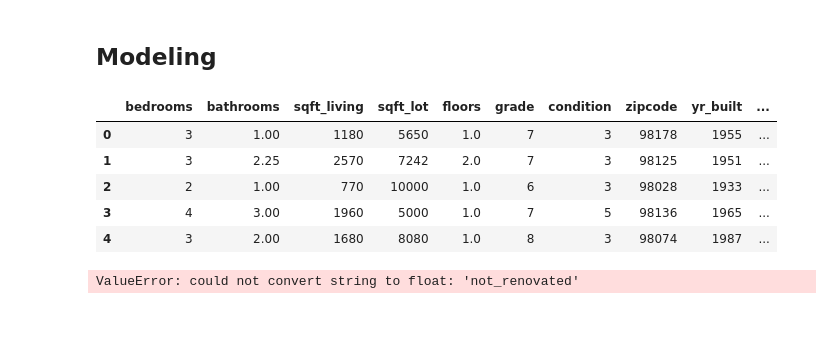
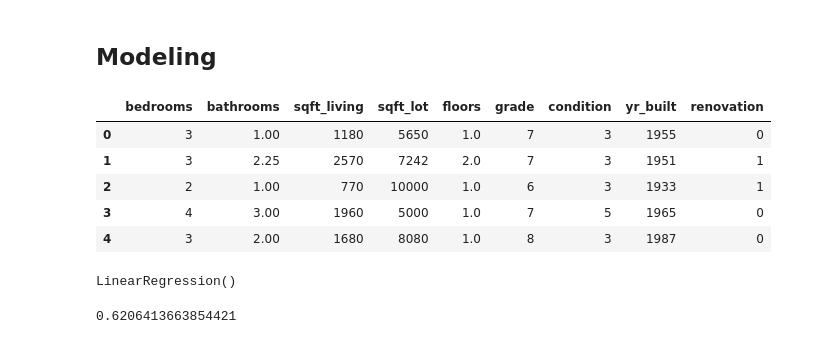
Before and after one commit to AmosMaru/phase_2_project, a Jupyter notebook: kc_housing_eda.ipynb, the cells around one changed output. Drawn from its saved outputs; the diff is of its cells as text; code cells hidden in the pictures.

```diff
--- a/kc_housing_eda.ipynb
+++ b/kc_housing_eda.ipynb
@@ -213,5 +247,5 @@ fig.tight_layout()
 # %%
-new_df['renovation'] =  new_df['yr_renovated'].map(lambda x : False if x == 0 else( True) )
+new_df['renovation'] =  new_df['yr_renovated'].map(lambda x : '0' if x == 0 else( '1') )
 new_df['renovation']
 # %% [output]
 A value is trying to be set on a copy of a slice from a DataFrame.
@@ -324,16 +577,16 @@ reg = LinearRegression()
 # %%
 main_y = new_df['price']
 
 
-train1 = new_df.drop(['price'],axis=1)
+train1 = new_df.drop(['price','yr_renovated'],axis=1)
 train1.head()
 # %% [output]
-|  | bedrooms | bathrooms | sqft_living | sqft_lot | floors | grade | condition | zipcode | yr_built | ... |
-| 0 | 3 | 1.00 | 1180 | 5650 | 1.0 | 7 | 3 | 98178 | 1955 | ... |
-| 1 | 3 | 2.25 | 2570 | 7242 | 2.0 | 7 | 3 | 98125 | 1951 | ... |
-| 2 | 2 | 1.00 | 770 | 10000 | 1.0 | 6 | 3 | 98028 | 1933 | ... |
-| 3 | 4 | 3.00 | 1960 | 5000 | 1.0 | 7 | 5 | 98136 | 1965 | ... |
-| 4 | 3 | 2.00 | 1680 | 8080 | 1.0 | 8 | 3 | 98074 | 1987 | ... |
+|  | bedrooms | bathrooms | sqft_living | sqft_lot | floors | grade | condition | yr_built | renovation |
+| 0 | 3 | 1.00 | 1180 | 5650 | 1.0 | 7 | 3 | 1955 | 0 |
+| 1 | 3 | 2.25 | 2570 | 7242 | 2.0 | 7 | 3 | 1951 | 1 |
+| 2 | 2 | 1.00 | 770 | 10000 | 1.0 | 6 | 3 | 1933 | 1 |
+| 3 | 4 | 3.00 | 1960 | 5000 | 1.0 | 7 | 5 | 1965 | 0 |
+| 4 | 3 | 2.00 | 1680 | 8080 | 1.0 | 8 | 3 | 1987 | 0 |
 # %%
 from sklearn.model_selection import train_test_split
 # %%
@@ -341,4 +594,8 @@ x_train , x_test , y_train , y_test = train_test_split(train1 , main_y , test_si
 # %%
 reg.fit(x_train,y_train)
 # %% [output]
-ValueError: could not convert string to float: 'not_renovated'
+LinearRegression()
+# %%
+reg.score(x_test,y_test)
+# %% [output]
+0.6206413663854421
```
Also changed, not shown: parts of 46 cells of this notebook, 1 other file.
